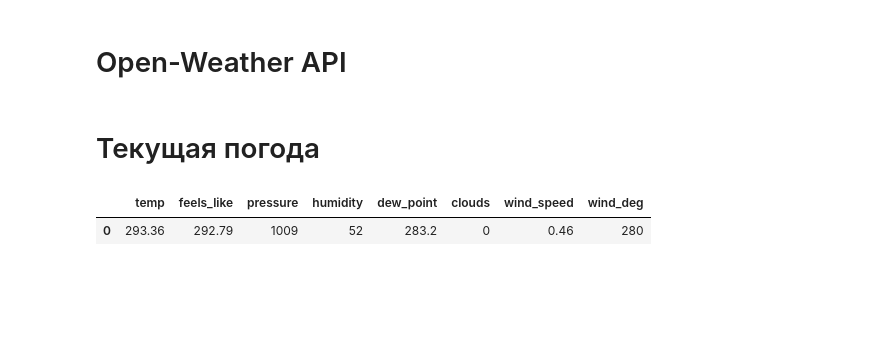
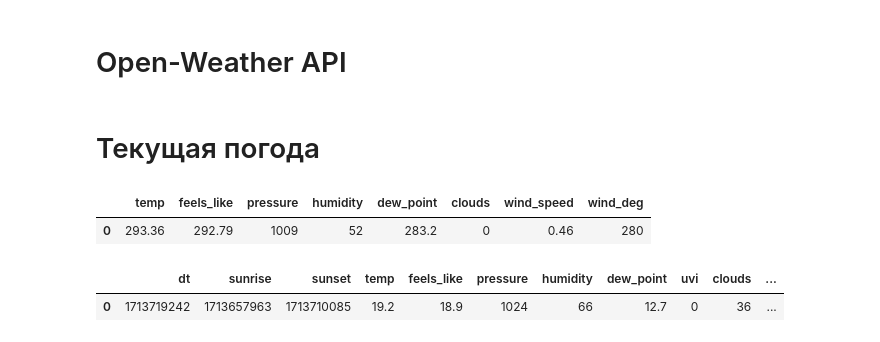
Before and after one commit to Yerlan999/CowsGPSTracker-KazATU, a Jupyter notebook: new_modules/Main Weather API (Historical + 15 Day Forecast).ipynb, the cells around one changed output. Cells and saved outputs as stored; diff of their text form; code cells hidden in the pictures; blank space fills up the shorter version.

Commit message:
Corrected Weather API Calls for Current Day

```diff
--- a/new_modules/Main Weather API (Historical + 15 Day Forecast).ipynb
+++ b/new_modules/Main Weather API (Historical + 15 Day Forecast).ipynb
@@ -249,14 +249,20 @@ def get_history_weather_parameters(date):
 
 def get_current_weather_parameters():
     api_key = "99e5a57e01cae2c3bcbba5d43c31f645"  # Replace with your OpenWeatherMap API key
-    url_template = "https://api.openweathermap.org/data/2.5/weather?lat={}&lon={}&appid={}"
+
+#     url_template = "https://api.openweathermap.org/data/2.5/weather?lat={}&lon={}&appid={}"
+    url_template = "https://api.openweathermap.org/data/3.0/onecall?lat={}&lon={}&appid={}&units=metric"
+
     url = url_template.format(str(latitude), str(longitude), api_key)
 
     response = requests.get(url)
 
     if response.status_code == 200:
         data = response.json()
-        current_weather_df = pd.concat([json_normalize(data["main"]), json_normalize(data["wind"]), pd.DataFrame({'visibility': data["visibility"]}, index=[0])], axis=1)
+
+        data["current"].pop('weather', None); current_weather_df = pd.DataFrame([data["current"]])
+#         current_weather_df = pd.concat([json_normalize(data["main"]), json_normalize(data["wind"]), pd.DataFrame({'visibility': data["visibility"]}, index=[0])], axis=1)
+
         return current_weather_df
     else:
         print(f"Error: {response.status_code} - {response.text}")
@@ -268,3 +274,10 @@ weather_df
 # %% [output]
 |  | temp | feels_like | pressure | humidity | dew_point | clouds | wind_speed | wind_deg |
 | 0 | 293.36 | 292.79 | 1009 | 52 | 283.2 | 0 | 0.46 | 280 |
+# %%
+weather_df = get_current_weather_parameters()
+# %%
+weather_df
+# %% [output]
+|  | dt | sunrise | sunset | temp | feels_like | pressure | humidity | dew_point | uvi | clouds | ... |
+| 0 | 1713719242 | 1713657963 | 1713710085 | 19.2 | 18.9 | 1024 | 66 | 12.7 | 0 | 36 | ... |
```
Also changed, not shown: 5 other files.
